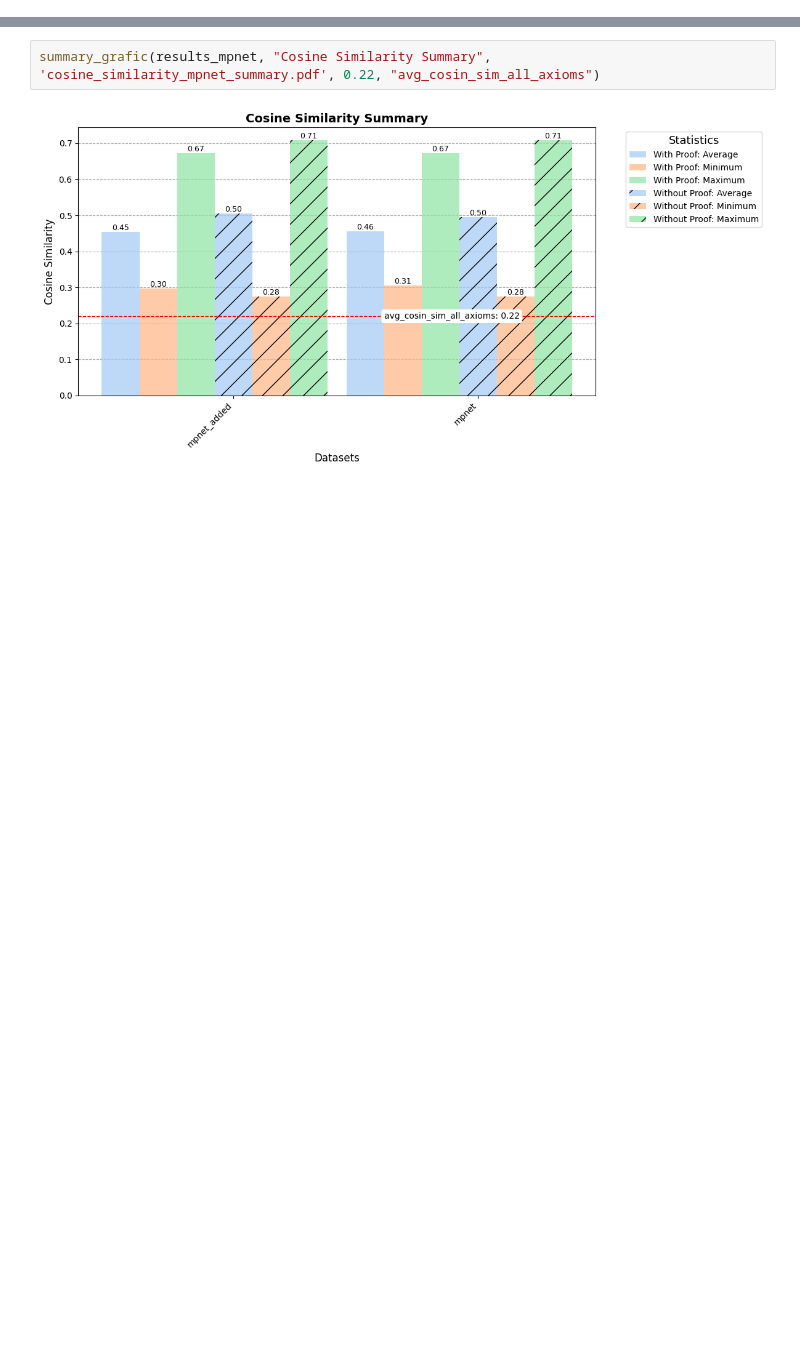
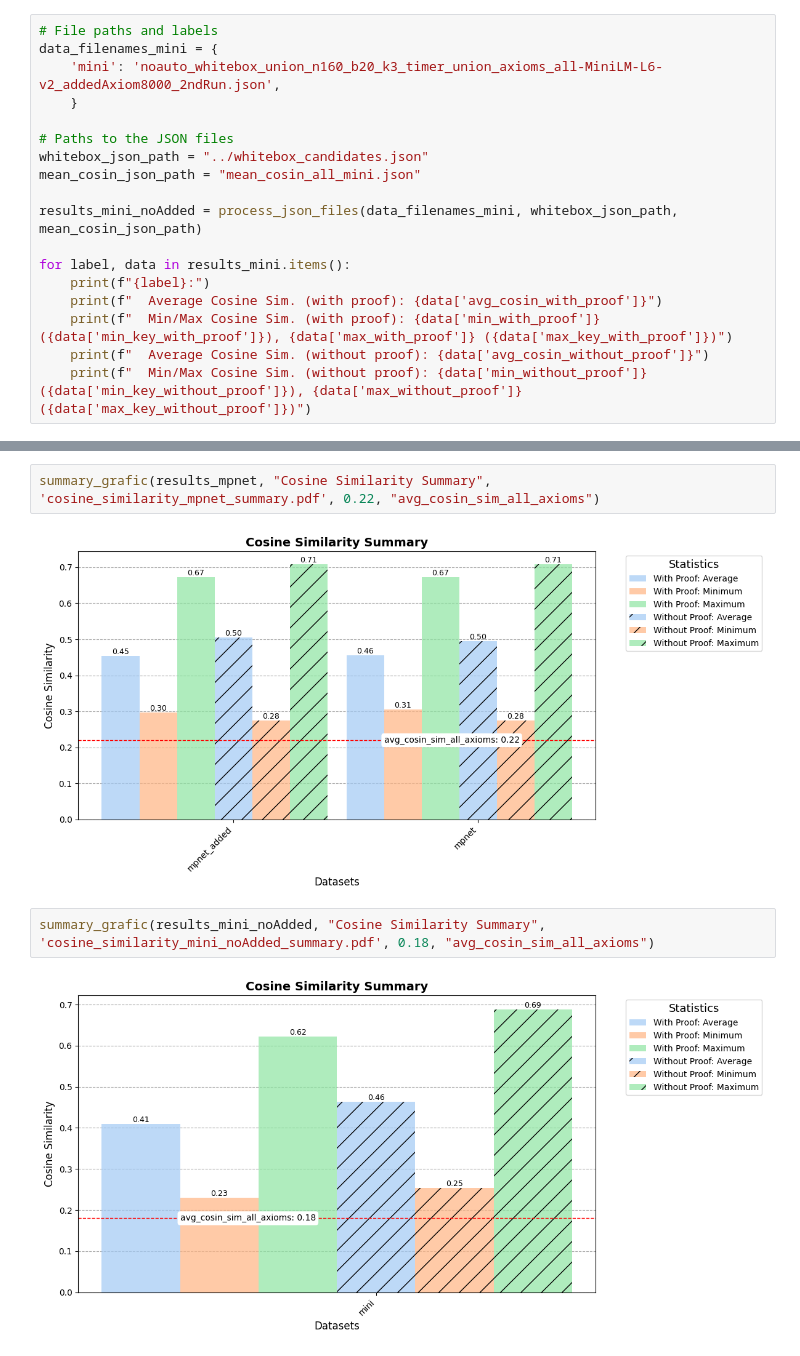
Before and after one commit to BigTeddyRush/further-work-of-seven, a Jupyter notebook: results_thesis/evaluate_cosin.ipynb, the cells around one changed output, grey strips where cells are left out. Saved outputs shown, nothing was run; the diff lists cells and outputs as text; blank space fills up the shorter version.

```diff
--- a/results_thesis/evaluate_cosin.ipynb
+++ b/results_thesis/evaluate_cosin.ipynb
@@ -100,3 +98,21 @@ mini:
   Min/Max Cosine Sim. (with proof): 0.27939028292894363 (./goals/whitebox/whiteBoxTruthTest6458.adimen.tstp), 0.5880962116643786 (./goals/whitebox/whiteBoxTruthTest4803.adimen.tstp)
   Average Cosine Sim. (without proof): 0.4571057279715304
   Min/Max Cosine Sim. (without proof): 0.23014098610728978 (./goals/whitebox/whiteBoxTruthTest3942.adimen.tstp), 0.6877664715051651 (./goals/whitebox/whiteBoxTruthTest0215.adimen.tstp)
+# %%
+# File paths and labels
+data_filenames_mini = {
+    'mini': 'noauto_whitebox_union_n160_b20_k3_timer_union_axioms_all-MiniLM-L6-v2_addedAxiom8000_2ndRun.json',
+    }
+
+# Paths to the JSON files
+whitebox_json_path = "../whitebox_candidates.json"
+mean_cosin_json_path = "mean_cosin_all_mini.json"
+
+results_mini_noAdded = process_json_files(data_filenames_mini, whitebox_json_path, mean_cosin_json_path)
+
+for label, data in results_mini.items():
+    print(f"{label}:")
+    print(f"  Average Cosine Sim. (with proof): {data['avg_cosin_with_proof']}")
+    print(f"  Min/Max Cosine Sim. (with proof): {data['min_with_proof']} ({data['min_key_with_proof']}), {data['max_with_proof']} ({data['max_key_with_proof']})")
+    print(f"  Average Cosine Sim. (without proof): {data['avg_cosin_without_proof']}")
+    print(f"  Min/Max Cosine Sim. (without proof): {data['min_without_proof']} ({data['min_key_without_proof']}), {data['max_without_proof']} ({data['max_key_without_proof']})")
@@ -222,3 +244,7 @@ summary_grafic(results_mini, "Cosine Similarity Summary", 'cosine_similarity_min
 summary_grafic(results_mpnet, "Cosine Similarity Summary", 'cosine_similarity_mpnet_summary.pdf', 0.22, "avg_cosin_sim_all_axioms")
 # %% [output]
 [figure]
+# %%
+summary_grafic(results_mini_noAdded, "Cosine Similarity Summary", 'cosine_similarity_mini_noAdded_summary.pdf', 0.18, "avg_cosin_sim_all_axioms")
+# %% [output]
+[figure, added]
```
Also changed, not shown: parts of 2 cells of this notebook, 11 other files.
